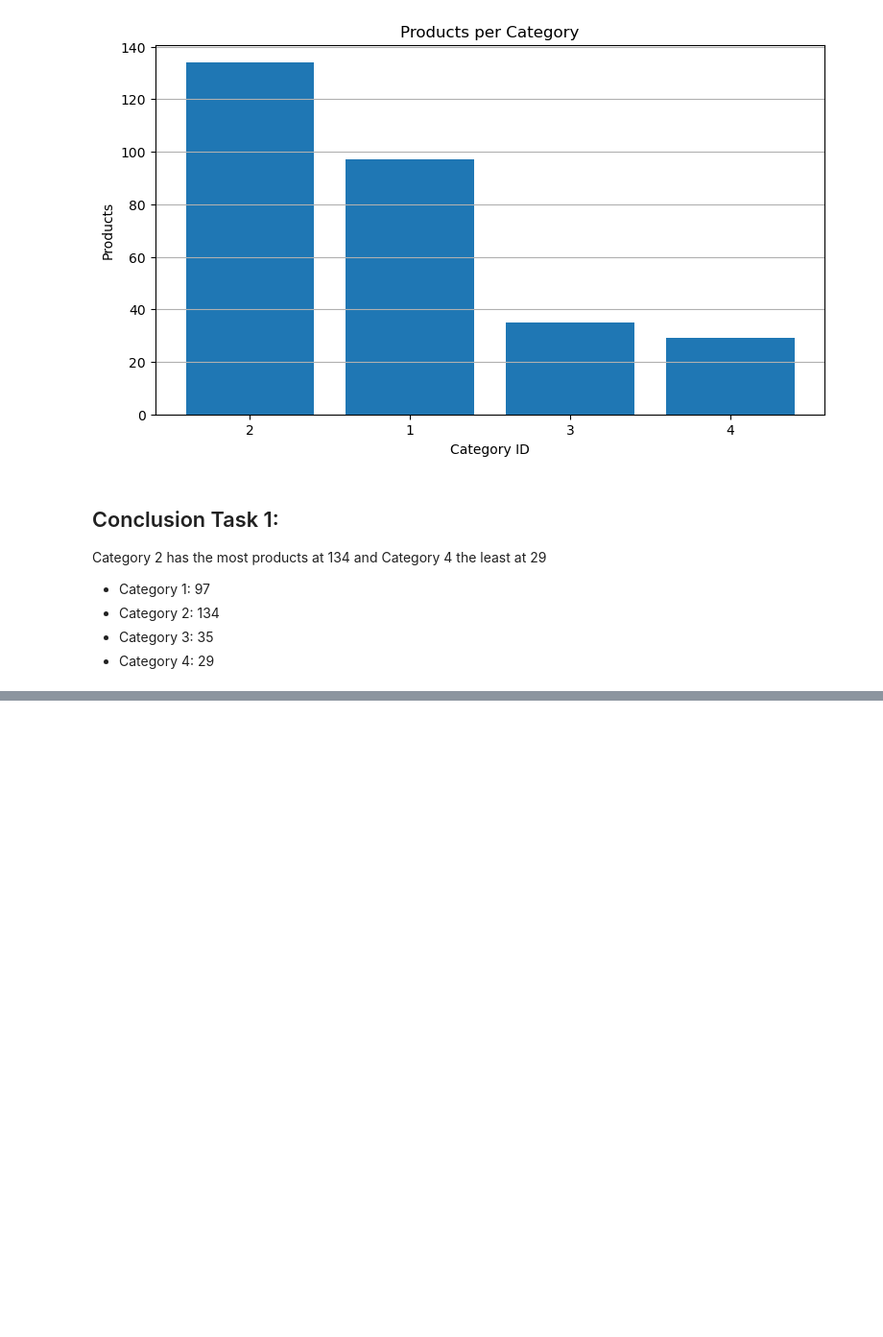
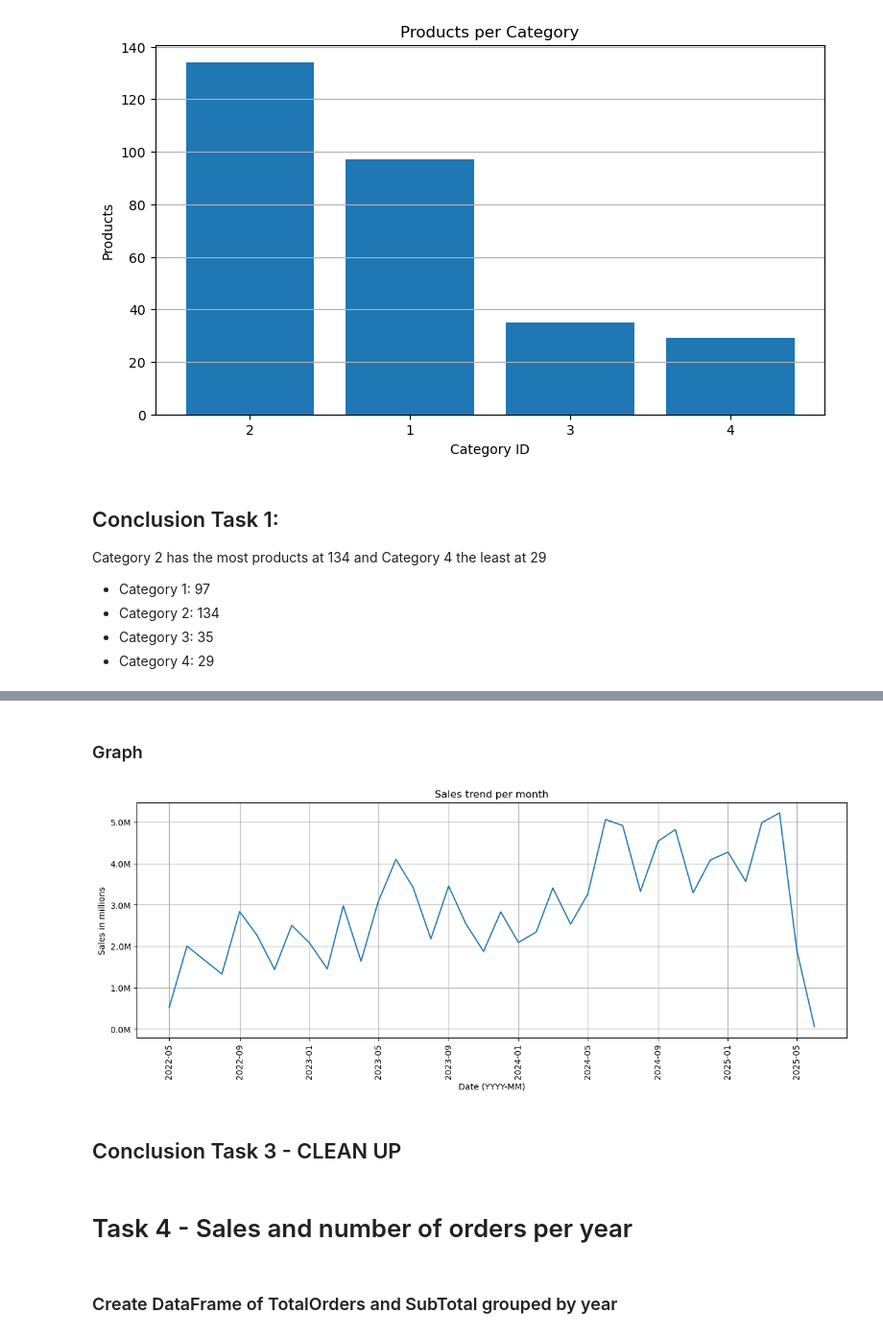
Before and after one commit to markusgunnar/AdventureWorks2025, a Jupyter notebook: Results_Rework.ipynb, the cells around one changed output, grey strips where cells are left out. Shown at 96% size. Cells and saved outputs as stored; diff of their text form; code cells hidden in the pictures; blank space fills up the shorter version.

Commit message:
Finalizing Task 7

```diff
--- a/Results_Rework.ipynb
+++ b/Results_Rework.ipynb
@@ -123,0 +300,9 @@ Category 2 has the most products at 134 and Category 4 the least at 29
+# %%
+# Specify a query and get dataframe of OrderDates
+order_query = """
+SELECT SalesOrderID, OrderDate, SubTotal
+FROM Sales.SalesOrderHeader
+"""
+
+order_df = query_df(order_query)
+order_df
@@ -123,0 +325,11 @@ Category 2 has the most products at 134 and Category 4 the least at 29
+# %%
+order_df["OrderDate"] = pd.to_datetime(order_df["OrderDate"])
+
+monthly_order_df = (
+    order_df
+    .assign(DateID=order_df["OrderDate"].dt.to_period("M"))
+    .groupby("DateID", as_index=False)
+    .agg({"SalesOrderID": list, "SubTotal": "sum"})
+)
+
+monthly_order_df
@@ -123,0 +354,27 @@ Category 2 has the most products at 134 and Category 4 the least at 29
+# %% [markdown]
+### Graph
+# %%
+fig, ax = plt.subplots(figsize=(15, 5))
+
+#data = { k:v for (k,v) in zip((str(i) for i in monthly_order_df["DateID"]), (len(i) for i in monthly_order_df["SalesOrderID"]))}
+data = { k:v for (k,v) in zip((str(i) for i in monthly_order_df["DateID"]), (i for i in monthly_order_df["SubTotal"]))}
+
+x = [datetime.datetime.strptime(i, "%Y-%m") for i in data]
+y = [data[i] for i in data]
+
+plt.plot(x, y, linestyle="solid")
+ax.yaxis.set_major_formatter(ticker.FuncFormatter(millions))
+plt.xticks(rotation=90)
+plt.title("Sales trend per month")
+plt.ylabel("Sales in millions")
+plt.xlabel("Date (YYYY-MM)")
+plt.grid()
+plt.show()
+# %% [output]
+[figure, added]
+# %% [markdown]
+## Conclusion Task 3 - CLEAN UP
+# %% [markdown]
+# Task 4 - Sales and number of orders per year
+# %% [markdown]
+### Create DataFrame of TotalOrders and SubTotal grouped by year
```
Also changed, not shown: parts of 47 cells of this notebook, 5 other files.
